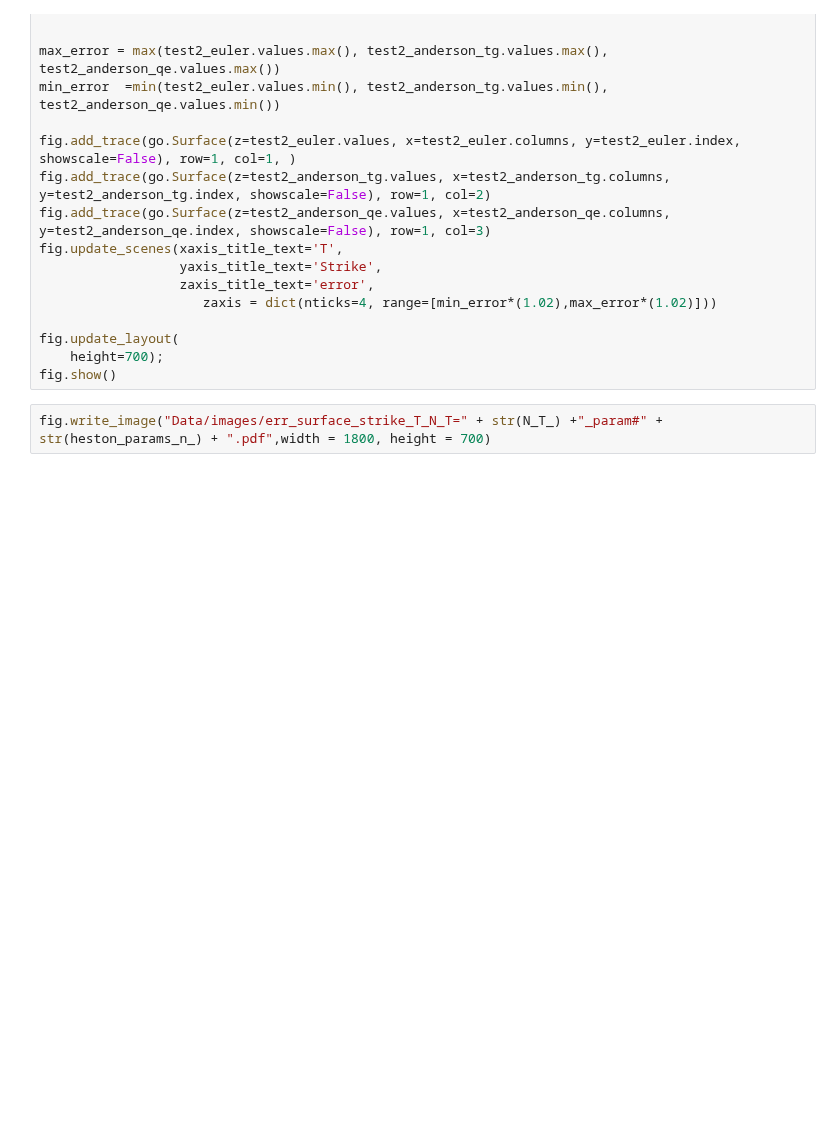
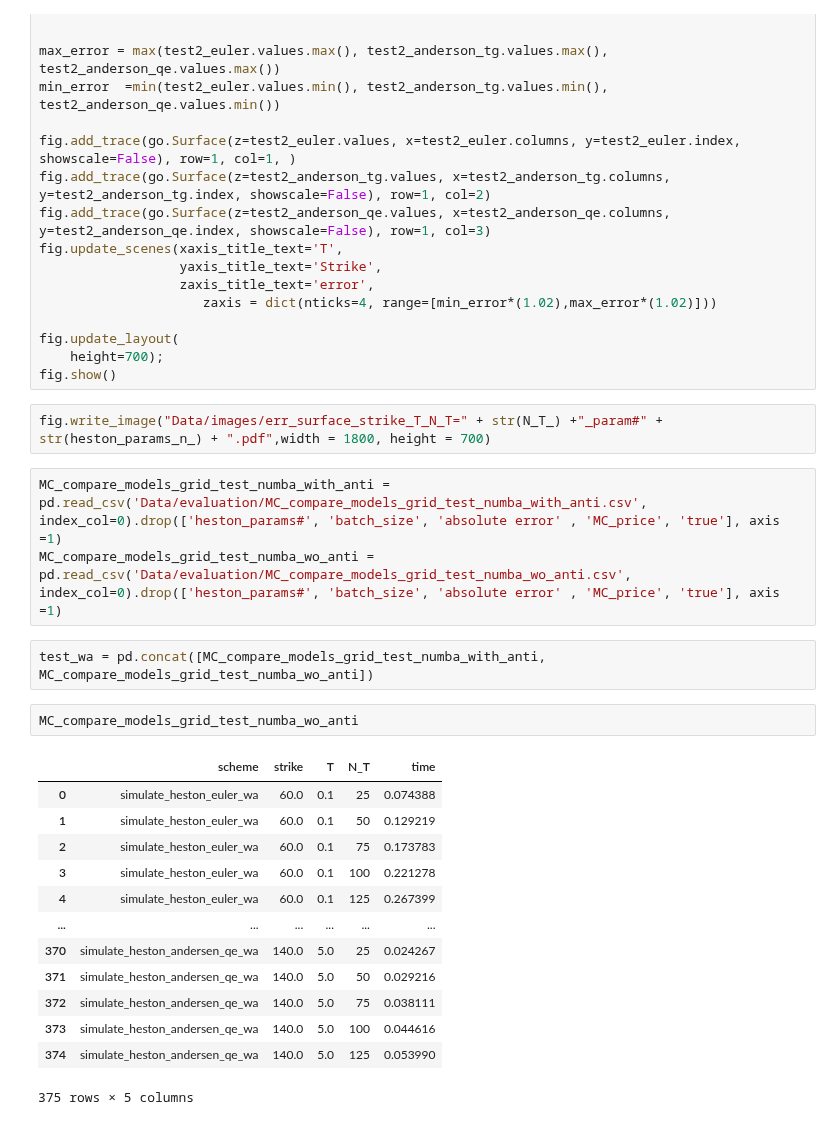
Before and after one commit to ArtemySazonov/Stochastic-Volatility-Models, a Jupyter notebook: Code/evaluation.ipynb, the cells around one changed output. Cells and saved outputs as stored; diff of their text form; blank space fills up the shorter version.

```diff
--- a/Code/evaluation.ipynb
+++ b/Code/evaluation.ipynb
@@ -401,3 +401,24 @@ fig.update_layout(
 fig.show()
 # %%
 fig.write_image("Data/images/err_surface_strike_T_N_T=" + str(N_T_) +"_param#" + str(heston_params_n_) + ".pdf",width = 1800, height = 700)
+# %%
+MC_compare_models_grid_test_numba_with_anti = pd.read_csv('Data/evaluation/MC_compare_models_grid_test_numba_with_anti.csv', index_col=0).drop(['heston_params#', 'batch_size', 'absolute error' , 'MC_price', 'true'], axis =1)
+MC_compare_models_grid_test_numba_wo_anti = pd.read_csv('Data/evaluation/MC_compare_models_grid_test_numba_wo_anti.csv', index_col=0).drop(['heston_params#', 'batch_size', 'absolute error' , 'MC_price', 'true'], axis =1)
+# %%
+test_wa = pd.concat([MC_compare_models_grid_test_numba_with_anti, MC_compare_models_grid_test_numba_wo_anti])
+# %%
+MC_compare_models_grid_test_numba_wo_anti
+# %% [output]
+|  | scheme | strike | T | N_T | time |
+| 0 | simulate_heston_euler_wa | 60.0 | 0.1 | 25 | 0.074388 |
+| 1 | simulate_heston_euler_wa | 60.0 | 0.1 | 50 | 0.129219 |
+| 2 | simulate_heston_euler_wa | 60.0 | 0.1 | 75 | 0.173783 |
+| 3 | simulate_heston_euler_wa | 60.0 | 0.1 | 100 | 0.221278 |
+| 4 | simulate_heston_euler_wa | 60.0 | 0.1 | 125 | 0.267399 |
+| ... | ... | ... | ... | ... | ... |
+| 370 | simulate_heston_andersen_qe_wa | 140.0 | 5.0 | 25 | 0.024267 |
+| 371 | simulate_heston_andersen_qe_wa | 140.0 | 5.0 | 50 | 0.029216 |
+| 372 | simulate_heston_andersen_qe_wa | 140.0 | 5.0 | 75 | 0.038111 |
+| 373 | simulate_heston_andersen_qe_wa | 140.0 | 5.0 | 100 | 0.044616 |
+| 374 | simulate_heston_andersen_qe_wa | 140.0 | 5.0 | 125 | 0.053990 |
+375 rows × 5 columns
```
Also changed, not shown: parts of 7 cells of this notebook, 5 other files.
